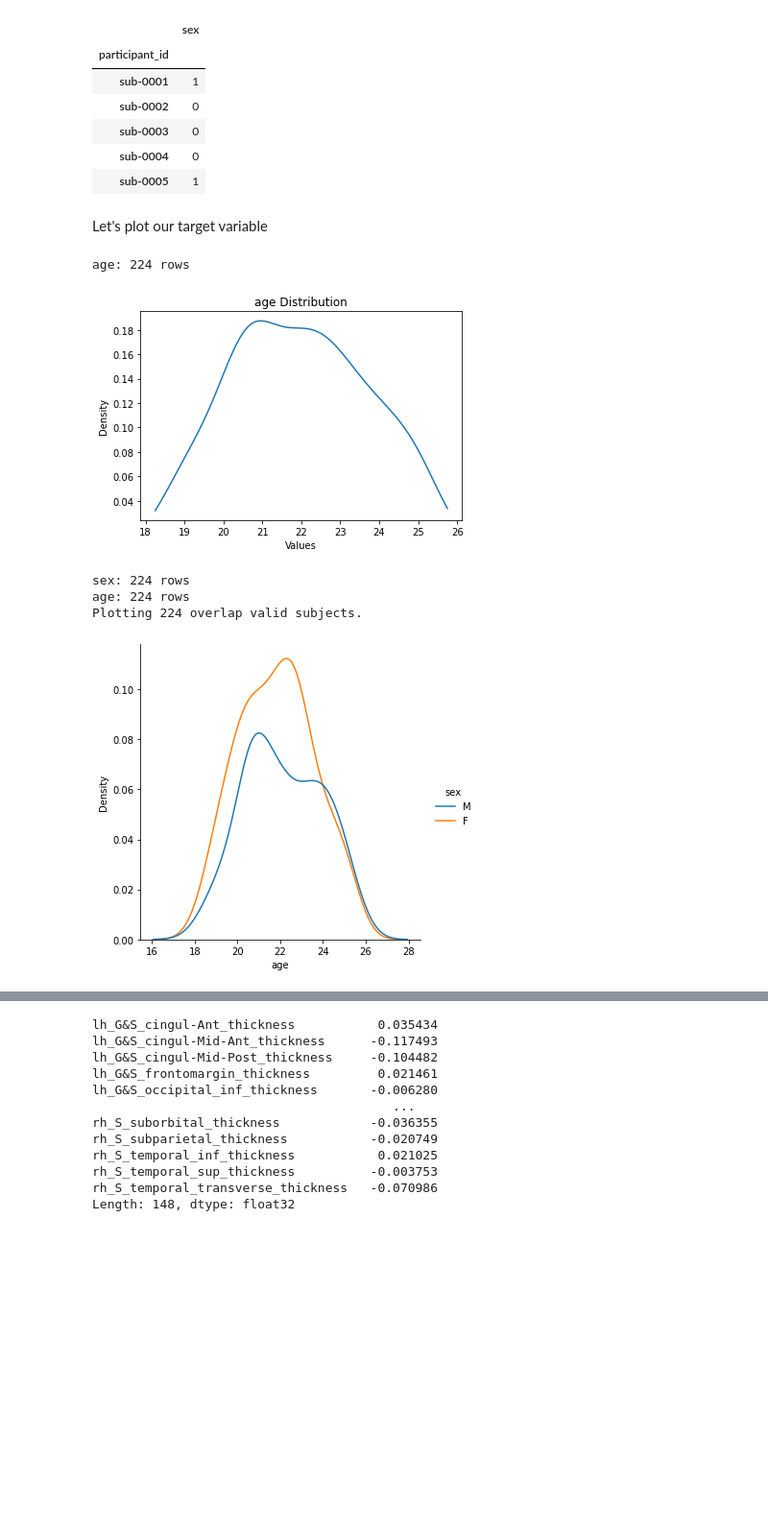
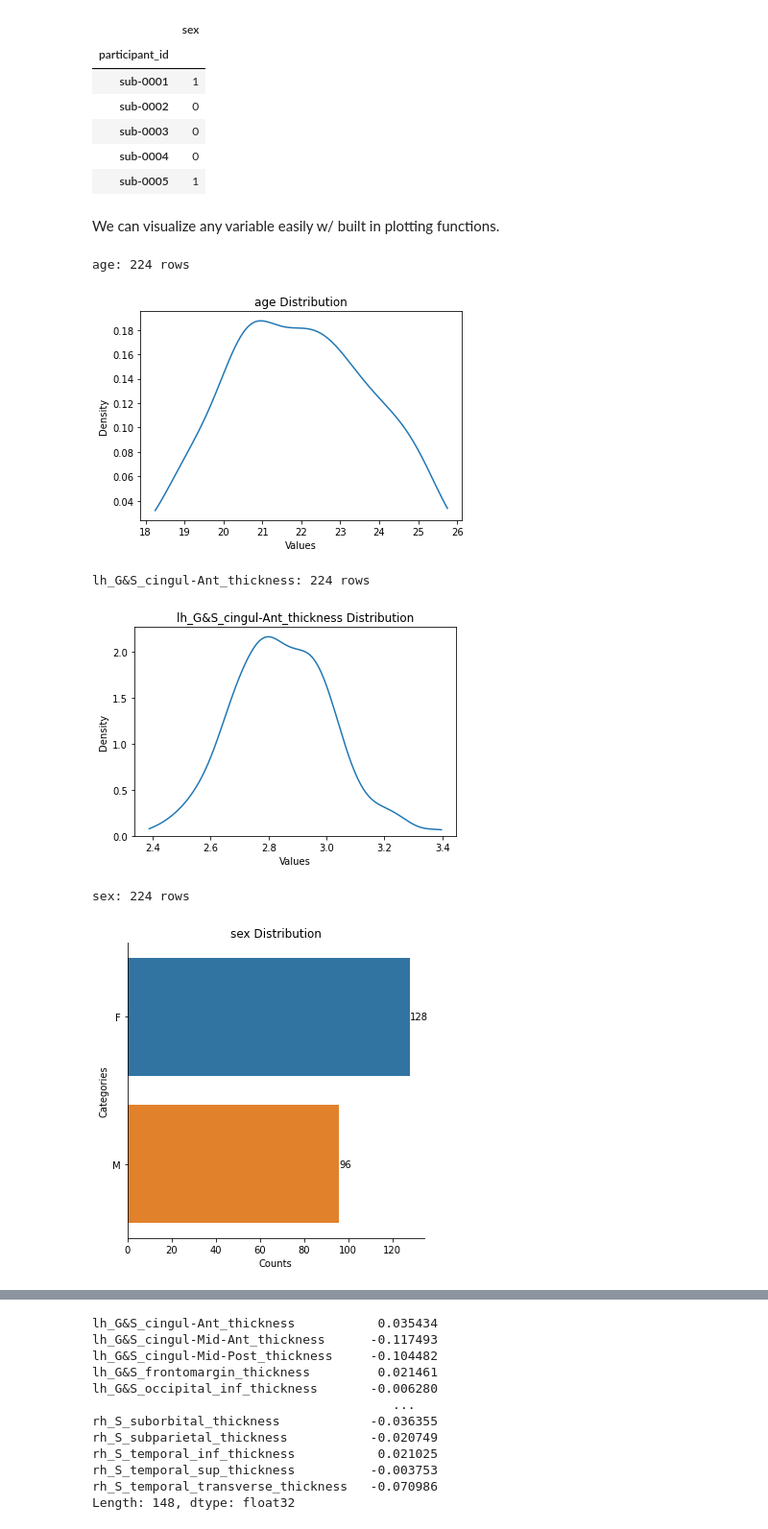
Before and after one commit to sahahn/methods_series, a Jupyter notebook: ds002790/quickstart_example.ipynb, the cells around one changed output, grey strips where cells are left out. Shown at 96% size. Cells and saved outputs as stored; diff of their text form; code cells hidden in the pictures; blank space fills up the shorter version.

```diff
--- a/ds002790/quickstart_example.ipynb
+++ b/ds002790/quickstart_example.ipynb
@@ -5,14 +13,14 @@ import BPt as bp
 # %%
-# Load data
-data = bp.read_csv('quick_start.csv',
-                   index_col='participant_id')
+# Load data from csv to Dataset directly - we specify the file path and which column
+# we want to be in  the index
+data = bp.read_csv('quick_start.csv', index_col='participant_id')
 
 # Specify which column is our target variable
 data = data.set_target('age')
 
 # Set sex as non-input, and as binary variable
 data = data.set_non_input('sex').to_binary('sex')
-data.head()
+data.head() # Just show the first 5 rows
 # %% [output]
 Data
 |  | lh_G&S_cingul-Ant_thickness | lh_G&S_cingul-Mid-Ant_thickness | lh_G&S_cingul-Mid-Post_thickness | lh_G&S_frontomargin_thickness | ... |
@@ -40,14 +48,14 @@ Non Input
 | sub-0004 | 0 |
 | sub-0005 | 1 |
 # %% [markdown]
-Let's plot our target variable
+We can visualize any variable easily w/ built in plotting functions.
 # %%
-data.plot('age')
-data.plot_bivar('age', 'sex')
+# Plot a single variables distribution at a time
+data.plot(scope=['age', 'sex', 'lh_G&S_cingul-Ant_thickness'])
 # %% [output]
 age: 224 rows
 [figure]
-sex: 224 rows
-age: 224 rows
-Plotting 224 overlap valid subjects.
+lh_G&S_cingul-Ant_thickness: 224 rows
-[figure, old version]
+[figure, new version]
+sex: 224 rows
+[figure, added]
```
Also changed, not shown: parts of 36 cells of this notebook, 1 other file.
